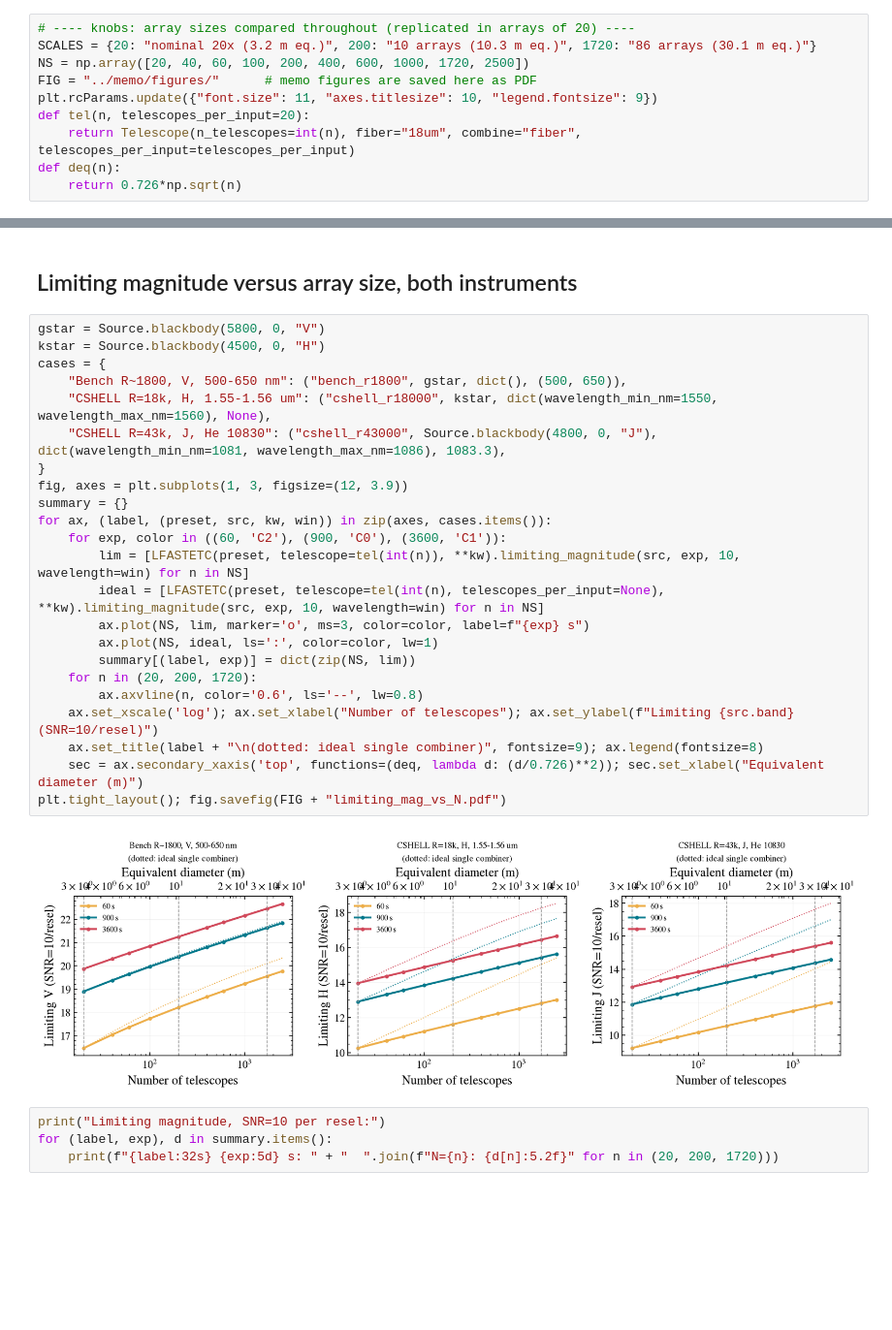
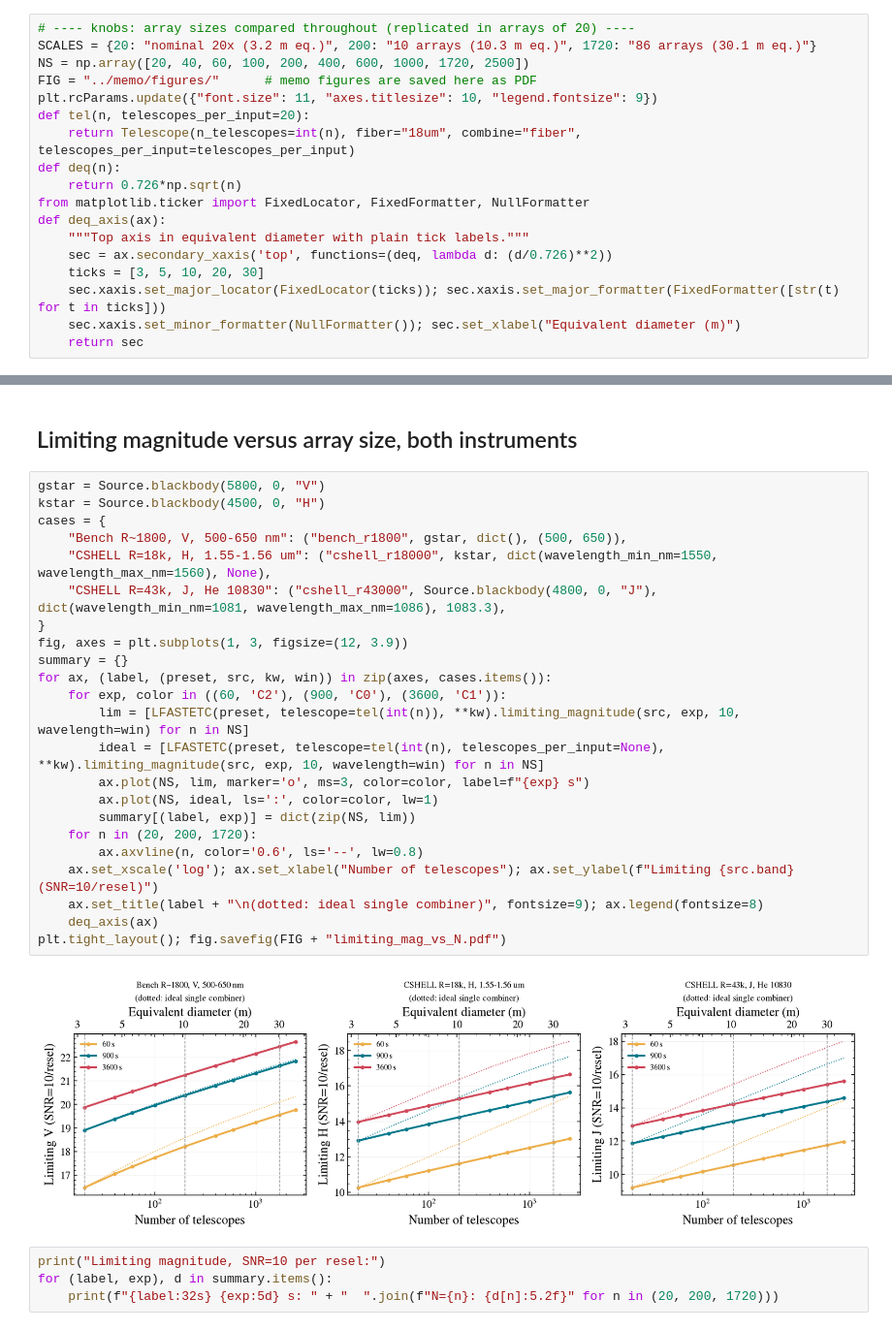
Before and after one commit to schmidt-observatories/lfast-etc, a Jupyter notebook: notebooks/06_array_scaling_overview.ipynb, the cells around one changed output, grey strips where cells are left out. Shown at 97% size. Drawn from its saved outputs; the diff is of its cells as text; blank space fills up the shorter version.

Commit message:
Memo figures: plain equivalent-diameter ticks, stacked full-width figures, caption package

```diff
--- a/notebooks/06_array_scaling_overview.ipynb
+++ b/notebooks/06_array_scaling_overview.ipynb
@@ -38,6 +38,14 @@ def tel(n, telescopes_per_input=20):
     return Telescope(n_telescopes=int(n), fiber="18um", combine="fiber", telescopes_per_input=telescopes_per_input)
 def deq(n):
     return 0.726*np.sqrt(n)
+from matplotlib.ticker import FixedLocator, FixedFormatter, NullFormatter
+def deq_axis(ax):
+    """Top axis in equivalent diameter with plain tick labels."""
+    sec = ax.secondary_xaxis('top', functions=(deq, lambda d: (d/0.726)**2))
+    ticks = [3, 5, 10, 20, 30]
+    sec.xaxis.set_major_locator(FixedLocator(ticks)); sec.xaxis.set_major_formatter(FixedFormatter([str(t) for t in ticks]))
+    sec.xaxis.set_minor_formatter(NullFormatter()); sec.set_xlabel("Equivalent diameter (m)")
+    return sec
 # %% [markdown]
 ## Equivalent apertures
 # %%
@@ -62,28 +70,28 @@ for n in NS:
 # %%
 gstar = Source.blackbody(5800, 0, "V")
 kstar = Source.blackbody(4500, 0, "H")
 cases = {
     "Bench R~1800, V, 500-650 nm": ("bench_r1800", gstar, dict(), (500, 650)),
     "CSHELL R=18k, H, 1.55-1.56 um": ("cshell_r18000", kstar, dict(wavelength_min_nm=1550, wavelength_max_nm=1560), None),
     "CSHELL R=43k, J, He 10830": ("cshell_r43000", Source.blackbody(4800, 0, "J"), dict(wavelength_min_nm=1081, wavelength_max_nm=1086), 1083.3),
 }
 fig, axes = plt.subplots(1, 3, figsize=(12, 3.9))
 summary = {}
 for ax, (label, (preset, src, kw, win)) in zip(axes, cases.items()):
     for exp, color in ((60, 'C2'), (900, 'C0'), (3600, 'C1')):
         lim = [LFASTETC(preset, telescope=tel(int(n)), **kw).limiting_magnitude(src, exp, 10, wavelength=win) for n in NS]
         ideal = [LFASTETC(preset, telescope=tel(int(n), telescopes_per_input=None), **kw).limiting_magnitude(src, exp, 10, wavelength=win) for n in NS]
         ax.plot(NS, lim, marker='o', ms=3, color=color, label=f"{exp} s")
         ax.plot(NS, ideal, ls=':', color=color, lw=1)
         summary[(label, exp)] = dict(zip(NS, lim))
     for n in (20, 200, 1720):
         ax.axvline(n, color='0.6', ls='--', lw=0.8)
     ax.set_xscale('log'); ax.set_xlabel("Number of telescopes"); ax.set_ylabel(f"Limiting {src.band} (SNR=10/resel)")
     ax.set_title(label + "\n(dotted: ideal single combiner)", fontsize=9); ax.legend(fontsize=8)
-    sec = ax.secondary_xaxis('top', functions=(deq, lambda d: (d/0.726)**2)); sec.set_xlabel("Equivalent diameter (m)")
+    deq_axis(ax)
 plt.tight_layout(); fig.savefig(FIG + "limiting_mag_vs_N.pdf")
 # %% [output]
-[figure, old version]
+[figure, new version]
 # %%
 print("Limiting magnitude, SNR=10 per resel:")
 for (label, exp), d in summary.items():
```
Also changed, not shown: 5 other files.
